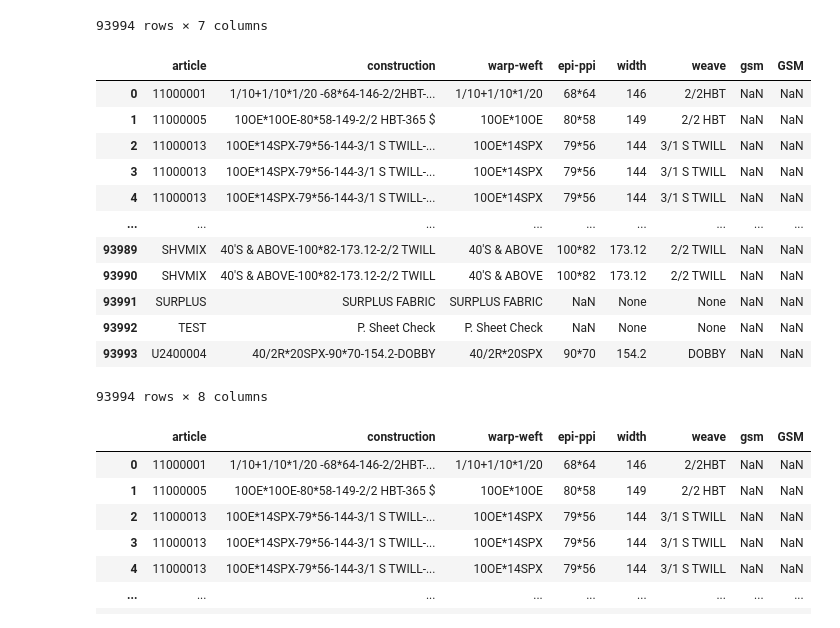
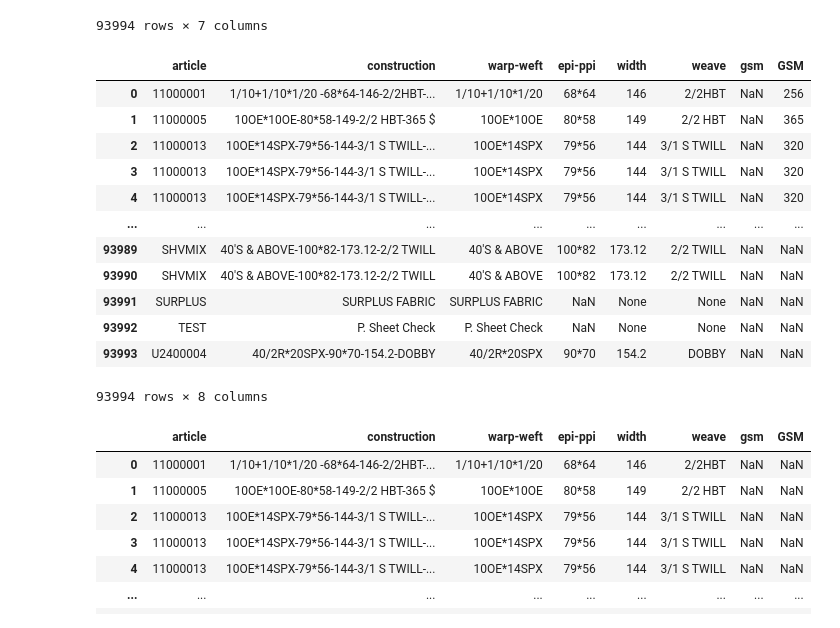
Before and after one commit to sinchan-s/F3P, a Jupyter notebook: main.ipynb, the cells around one changed output. Cells and saved outputs as stored; diff of their text form; code cells hidden in the pictures.

Commit message:
gsm extract test

```diff
--- a/main.ipynb
+++ b/main.ipynb
@@ -701,15 +701,15 @@ yd_articles
 # %%
 yd_articles['epi-ppi'] = yd_articles['construction'].str.extract(r'[-*/]{1}([\d]{2,3}[*][\d]{2,3})[-*\s\b]{1}')
 # %%
-yd_articles['GSM'] = yd_articles['construction'].str.extract(r'([\d]{3}[.][\d]?)$.\$')
+yd_articles['GSM'] = yd_articles['construction'].str.extract(r'-(\d{3}\.?\d?)\s+')
 yd_articles
 # %% [output]
 |  | article | construction | warp-weft | epi-ppi | width | weave | gsm | GSM |
-| 0 | 11000001 | 1/10+1/10*1/20 -68*64-146-2/2HBT-... | 1/10+1/10*1/20 | 68*64 | 146 | 2/2HBT | NaN | NaN |
-| 1 | 11000005 | 10OE*10OE-80*58-149-2/2 HBT-365 $ | 10OE*10OE | 80*58 | 149 | 2/2 HBT | NaN | NaN |
-| 2 | 11000013 | 10OE*14SPX-79*56-144-3/1 S TWILL-... | 10OE*14SPX | 79*56 | 144 | 3/1 S TWILL | NaN | NaN |
-| 3 | 11000013 | 10OE*14SPX-79*56-144-3/1 S TWILL-... | 10OE*14SPX | 79*56 | 144 | 3/1 S TWILL | NaN | NaN |
-| 4 | 11000013 | 10OE*14SPX-79*56-144-3/1 S TWILL-... | 10OE*14SPX | 79*56 | 144 | 3/1 S TWILL | NaN | NaN |
+| 0 | 11000001 | 1/10+1/10*1/20 -68*64-146-2/2HBT-... | 1/10+1/10*1/20 | 68*64 | 146 | 2/2HBT | NaN | 256 |
+| 1 | 11000005 | 10OE*10OE-80*58-149-2/2 HBT-365 $ | 10OE*10OE | 80*58 | 149 | 2/2 HBT | NaN | 365 |
+| 2 | 11000013 | 10OE*14SPX-79*56-144-3/1 S TWILL-... | 10OE*14SPX | 79*56 | 144 | 3/1 S TWILL | NaN | 320 |
+| 3 | 11000013 | 10OE*14SPX-79*56-144-3/1 S TWILL-... | 10OE*14SPX | 79*56 | 144 | 3/1 S TWILL | NaN | 320 |
+| 4 | 11000013 | 10OE*14SPX-79*56-144-3/1 S TWILL-... | 10OE*14SPX | 79*56 | 144 | 3/1 S TWILL | NaN | 320 |
 | ... | ... | ... | ... | ... | ... | ... | ... | ... |
 | 93989 | SHVMIX | 40'S & ABOVE-100*82-173.12-2/2 TWILL | 40'S & ABOVE | 100*82 | 173.12 | 2/2 TWILL | NaN | NaN |
 | 93990 | SHVMIX | 40'S & ABOVE-100*82-173.12-2/2 TWILL | 40'S & ABOVE | 100*82 | 173.12 | 2/2 TWILL | NaN | NaN |
```
